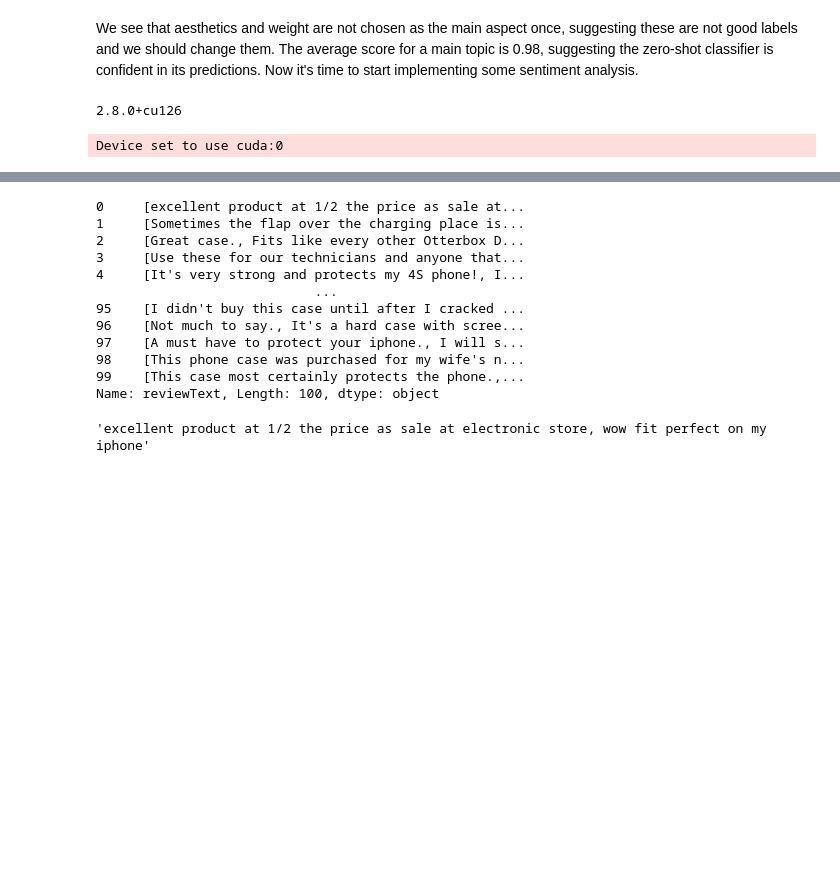
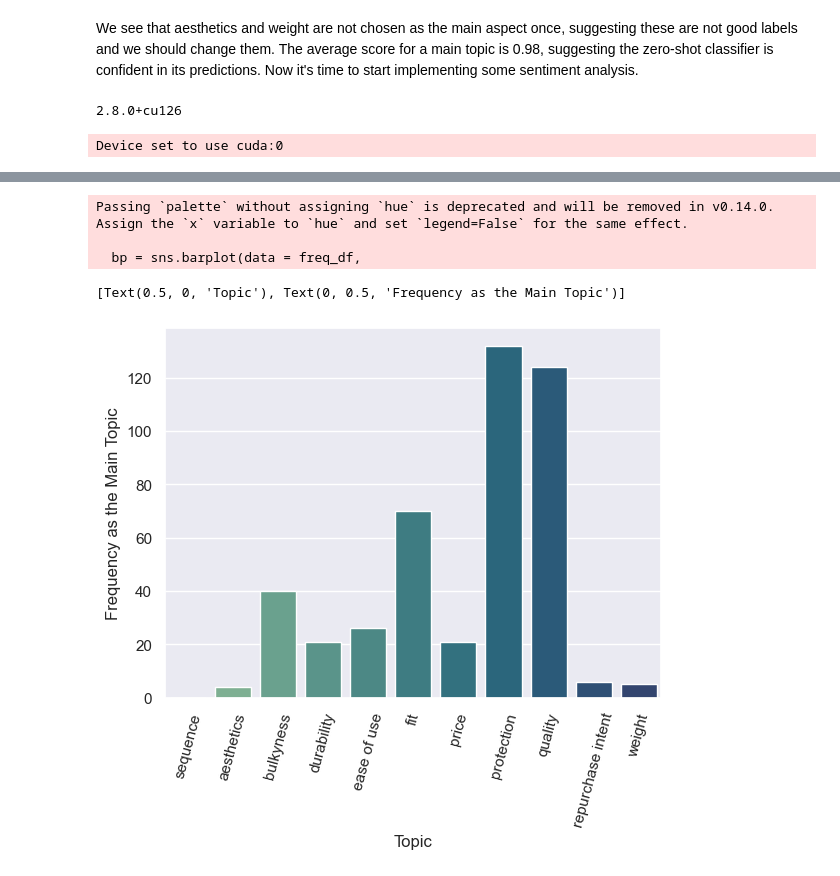
Before and after one commit to tomg291/Review-Analysis, a Jupyter notebook: phase1.ipynb, the cells around one changed output, grey strips where cells are left out. Saved outputs shown, nothing was run; the diff lists cells and outputs as text; code cells hidden in the pictures; blank space fills up the shorter version.

```diff
--- a/phase1.ipynb
+++ b/phase1.ipynb
@@ -202,19 +188,5 @@ def tokenise_sentences(text):
     return PunktTokenizer().tokenize(text.strip())
 
 tokenised_reviews = df_filtered_reviews.apply(tokenise_sentences)
-print(tokenised_reviews)
-tokenised_reviews.explode()[0]
+tokenised_reviews = tokenised_reviews.explode()
+new_review_list = tokenised_reviews.tolist()
-# %% [output]
-0     [excellent product at 1/2 the price as sale at...
-1     [Sometimes the flap over the charging place is...
-2     [Great case., Fits like every other Otterbox D...
-3     [Use these for our technicians and anyone that...
-4     [It's very strong and protects my 4S phone!, I...
-                            ...
-95    [I didn't buy this case until after I cracked ...
-96    [Not much to say., It's a hard case with scree...
-97    [A must have to protect your iphone., I will s...
-98    [This phone case was purchased for my wife's n...
-99    [This case most certainly protects the phone.,...
-Name: reviewText, Length: 100, dtype: object
-'excellent product at 1/2 the price as sale at electronic store, wow fit perfect on my iphone'
@@ -224,0 +198,36 @@ sent_detector = PunktTokenizer()
+# %%
+new_score_table = pd.DataFrame(new_score_table)
+new_score_table = new_score_table.explode(["labels","scores"])
+new_score_table = new_score_table.pivot_table(index="sequence",
+                            columns="labels",
+                            values="scores",
+                            aggfunc="mean")
+# %%
+for col in new_score_table.columns:
+    new_score_table[col] = pd.to_numeric(new_score_table[col], errors="coerce")
+new_score_table["main topic"] = new_score_table.idxmax(axis=1, numeric_only=True)
+# %%
+new_score_table = new_score_table.reset_index()
+# %%
+topics_df=pd.DataFrame(new_score_table.columns.drop("main topic"))
+topics_df.rename(columns={"labels" : "main topic"}, inplace=True)
+freq_df = pd.DataFrame(new_score_table["main topic"].value_counts()).reset_index()
+freq_df = topics_df.merge(freq_df, on="main topic", how="left")
+freq_df["count"] = freq_df["count"].fillna(0).astype(int)
+# %%
+# Produce a bar chart to show frequency of each topic as the main topic
+sns.set_theme()
+bp = sns.barplot(data = freq_df,
+            x="main topic",
+            y="count",
+            palette="crest",
+            )
+bp.set_xticklabels(labels = freq_df["main topic"],
+                   rotation = 75)
+bp.set(xlabel="Topic", ylabel="Frequency as the Main Topic")
+# %% [output]
+Passing `palette` without assigning `hue` is deprecated and will be removed in v0.14.0. Assign the `x` variable to `hue` and set `legend=False` for the same effect.
+
+  bp = sns.barplot(data = freq_df,
+[Text(0.5, 0, 'Topic'), Text(0, 0.5, 'Frequency as the Main Topic')]
+[figure, added]
```
Also changed, not shown: parts of 18 cells of this notebook, 1 other file.
